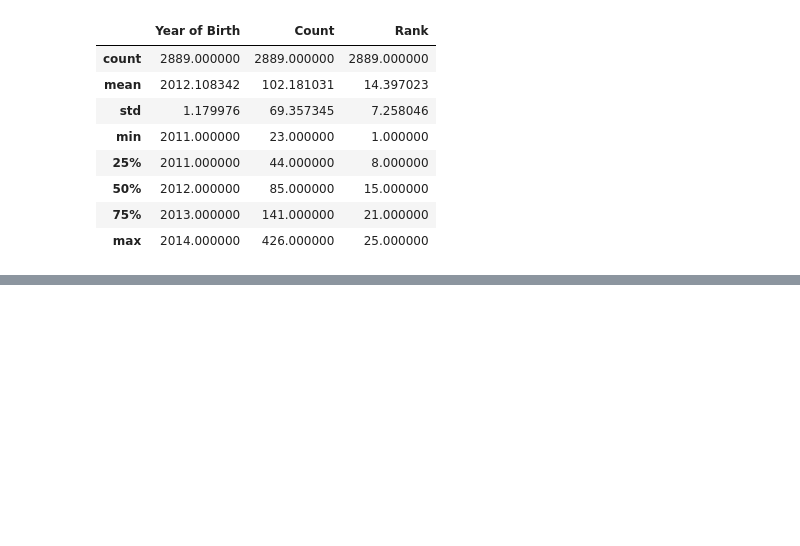
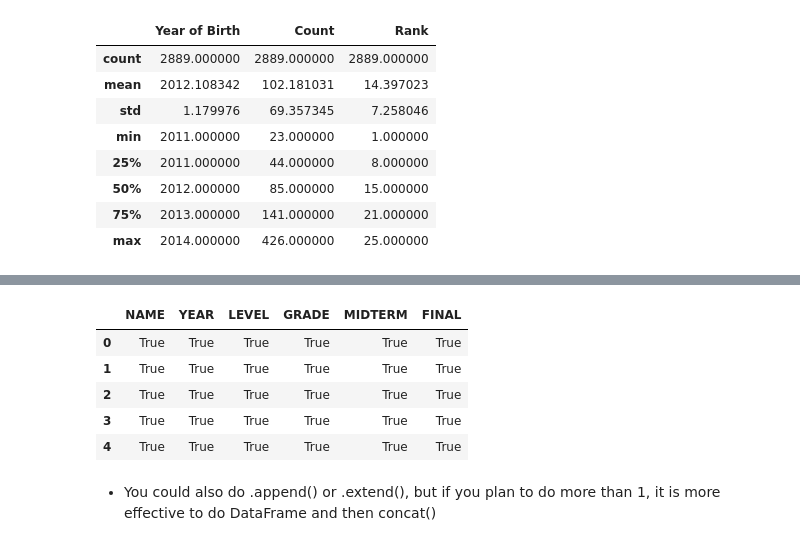
Before and after one commit to mmj32/Class-Practice-Repo, a Jupyter notebook: todo3/pandas_notes_Alicia.ipynb, the cells around one changed output, grey strips where cells are left out. Cells and saved outputs as stored; diff of their text form; code cells hidden in the pictures; blank space fills up the shorter version.

```diff
--- a/todo3/pandas_notes_Alicia.ipynb
+++ b/todo3/pandas_notes_Alicia.ipynb
@@ -249,0 +365,20 @@ names.describe()
+# %%
+# You could then Reorder the concatenated version to get back to the original
+grades_combo = pd.concat([grades_2,year_level],axis=1)
+grades_combo= grades_combo[['NAME','YEAR','LEVEL','GRADE','MIDTERM','FINAL']]
+
+# Are they the same? (YES!)
+#grades == grades_combo
+grades.head() == grades_combo.head()
+
+# I did .head() so it wasn't a large output
+# %% [output]
+|  | NAME | YEAR | LEVEL | GRADE | MIDTERM | FINAL |
+| 0 | True | True | True | True | True | True |
+| 1 | True | True | True | True | True | True |
+| 2 | True | True | True | True | True | True |
+| 3 | True | True | True | True | True | True |
+| 4 | True | True | True | True | True | True |
+# %% [markdown]
+- You could also do .append() or .extend(), but if you plan to do more than 1,
+it is more effective to do DataFrame and then concat()
```
Also changed, not shown: parts of 13 cells of this notebook.
